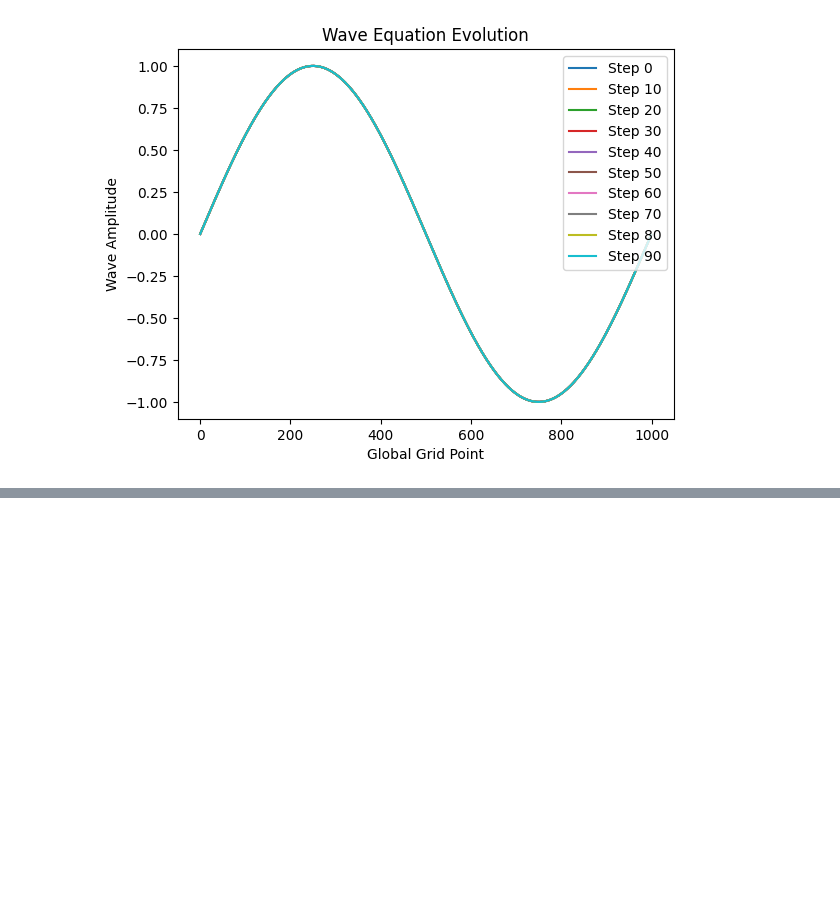
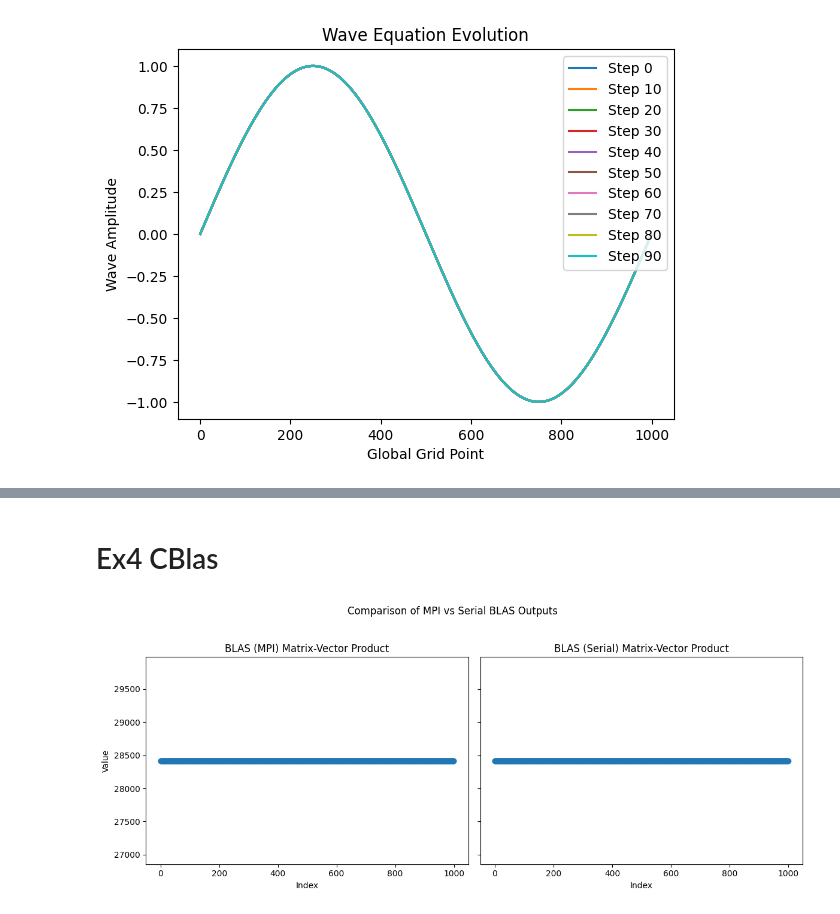
Before and after one commit to wiliam969/DD2356, a Jupyter notebook: Assignment-IV/main.ipynb, the cells around one changed output, grey strips where cells are left out. Saved outputs shown, nothing was run; the diff lists cells and outputs as text; code cells hidden in the pictures; blank space fills up the shorter version.

```diff
--- a/Assignment-IV/main.ipynb
+++ b/Assignment-IV/main.ipynb
@@ -74,0 +201,40 @@ plt.show()
+# %% [markdown]
+# Ex4 CBlas
+# %%
+import numpy as np
+import matplotlib.pyplot as plt
+import os
+import glob
+
+# locate the directory
+cwd = os.getcwd()
+base_directory = os.path.normpath(os.path.join(cwd, 'batch_output', 'ex4'))
+
+# file paths
+file_mpi    = os.path.join(base_directory, "blas_output.txt")
+file_serial = os.path.join(base_directory, "blas_serial_output.txt")
+
+# load data
+data_mpi    = np.loadtxt(file_mpi)
+data_serial = np.loadtxt(file_serial)
+
+# create two subplots, side by side
+fig, (ax1, ax2) = plt.subplots(1, 2, figsize=(12, 5), sharey=True)
+
+# MPI version
+ax1.plot(data_mpi, marker='o', linestyle='-')
+ax1.set_title("BLAS (MPI) Matrix-Vector Product")
+ax1.set_xlabel("Index")
+ax1.set_ylabel("Value")
+
+# Serial version
+ax2.plot(data_serial, marker='o', linestyle='-')
+ax2.set_title("BLAS (Serial) Matrix-Vector Product")
+ax2.set_xlabel("Index")
+# sharey=True means ax2 will share the same y-axis
+
+plt.suptitle("Comparison of MPI vs Serial BLAS Outputs")
+plt.tight_layout(rect=[0, 0, 1, 0.95])
+plt.show()
+# %% [output]
+[figure, added]
```
Also changed, not shown: parts of 7 cells of this notebook, 13 other files.
